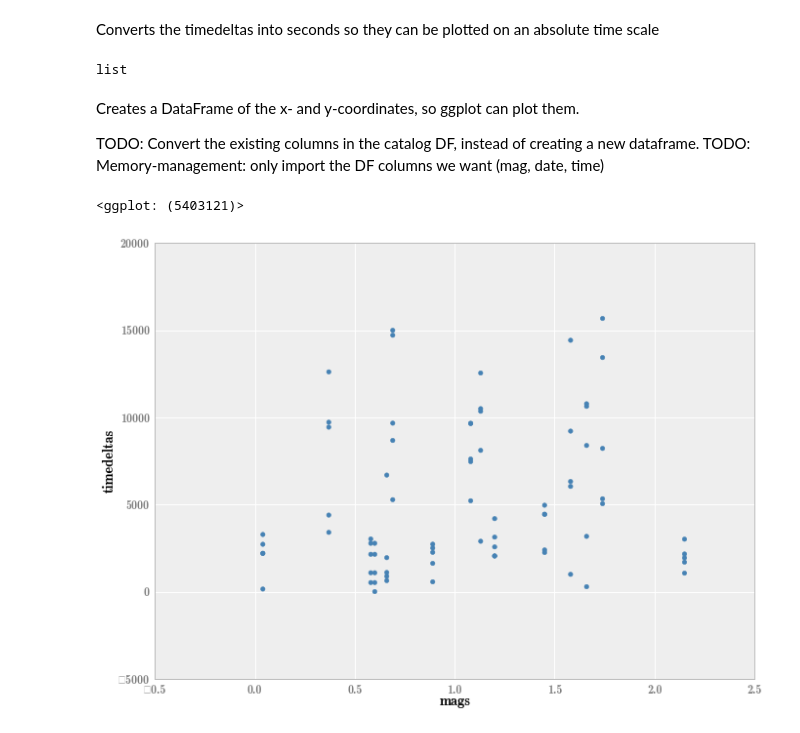
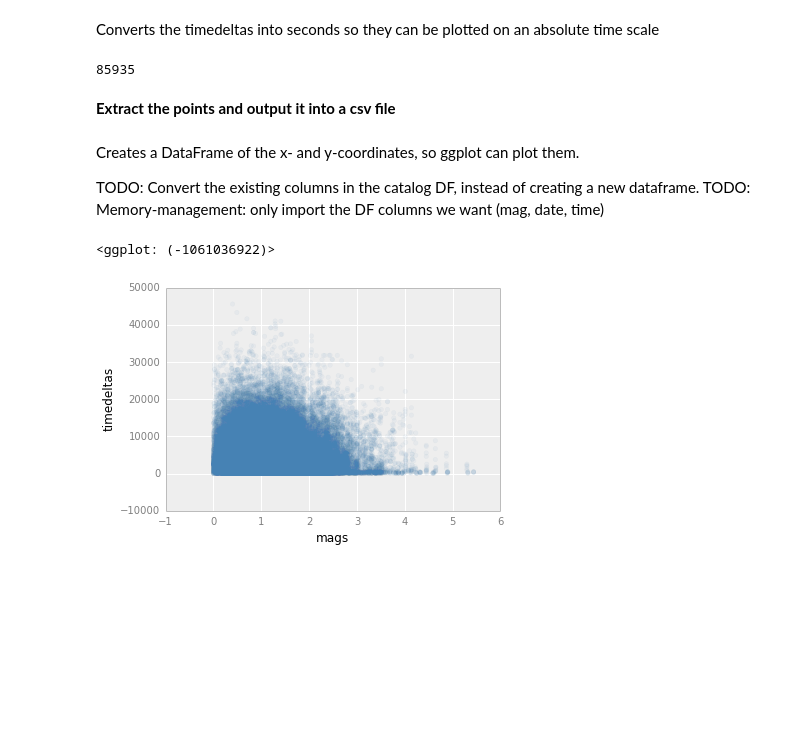
Before and after one commit to stat157/analyzers, a Jupyter notebook: notebooks/aftershock_arrival_plots.ipynb, the cells around one changed output. Saved outputs shown, nothing was run; the diff lists cells and outputs as text; code cells hidden in the pictures; blank space fills up the shorter version.

```diff
--- a/notebooks/aftershock_arrival_plots.ipynb
+++ b/notebooks/aftershock_arrival_plots.ipynb
@@ -31,7 +32,7 @@ clean_catalog = catalog.dropna(axis=0, how='any')
 # %% [markdown]
 Use a small subset of data for prototyping the process
 # %%
-test_catalog = clean_catalog[0:20]
+test_catalog = clean_catalog#[0:20]
 # %% [markdown]
 Extract date and time, and combine them into python.datetime format
 # %%
@@ -138,6 +139,8 @@ Converts the timedeltas into seconds so they can be plotted on an absolute time
 # %%
 points_ts = [timedelta.total_seconds(point) for point in points]
 
-type(points_ts)
+len(points_ts)
 # %% [output]
-list
+85935
+# %% [markdown]
+**Extract the points and output it into a csv file**
@@ -151,11 +158,11 @@ df = pd.DataFrame({'mags': mags, 'timedeltas': points_ts})
 # %%
 from ggplot import *
 
 print ggplot(df, aes('mags', 'timedeltas')) + \
-  geom_point(colour='steelblue')
+  geom_point(colour='steelblue', alpha=0.05)
 # %% [output]
-<ggplot: (5403121)>
+<ggplot: (-1061036922)>
-[figure, old version]
+[figure, new version]
 # %%
 import matplotlib.pyplot as plt
 print freq
```
Also changed, not shown: parts of 5 cells of this notebook, 2 other files.
